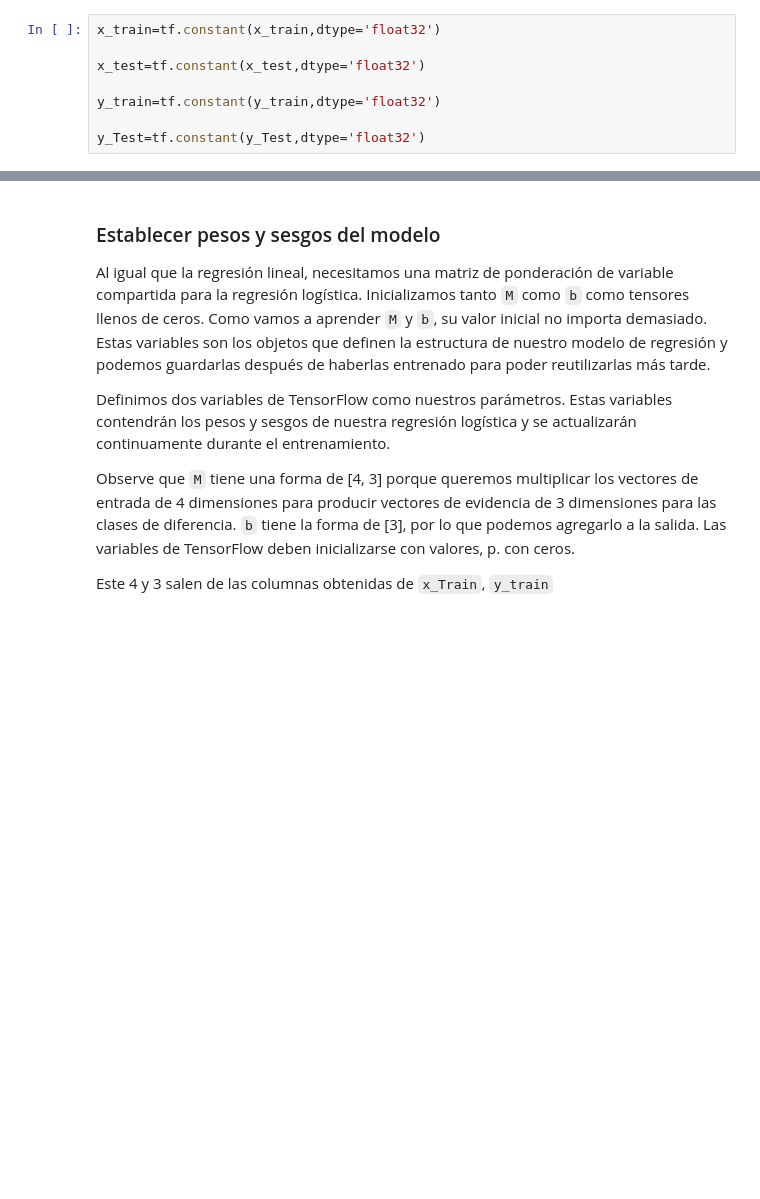
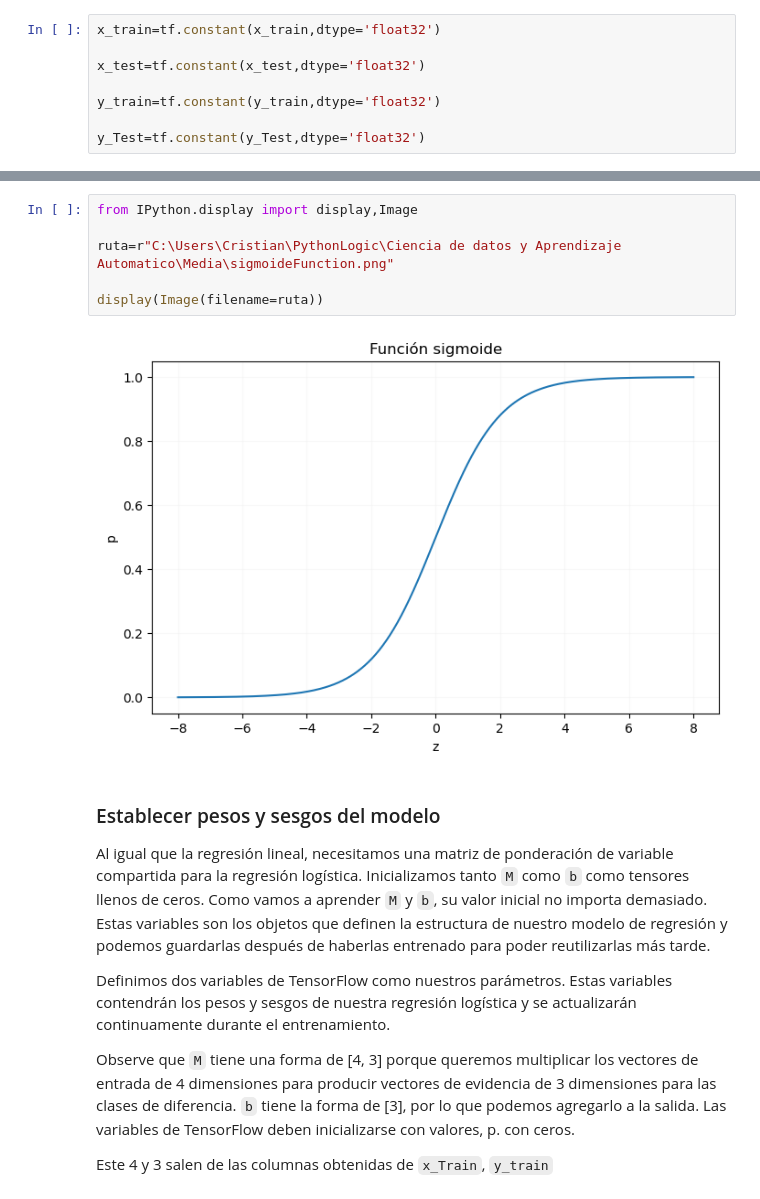
Before and after one commit to CrisHzz/Ciencia-De-Datos-Y-Aprendizaje-Automatico, a Jupyter notebook: Ciencia de datos y Aprendizaje Automatico/Tensorflow/RegresionLogisticaTensorflow.ipynb, the cells around one changed output, grey strips where cells are left out. Saved outputs shown, nothing was run; the diff lists cells and outputs as text; blank space fills up the shorter version.

```diff
--- a/Ciencia de datos y Aprendizaje Automatico/Tensorflow/RegresionLogisticaTensorflow.ipynb
+++ b/Ciencia de datos y Aprendizaje Automatico/Tensorflow/RegresionLogisticaTensorflow.ipynb
@@ -110,3 +113,11 @@ Esta función es especialmente útil en varias aplicaciones, incluyendo las rede
+# %%
+from IPython.display import display,Image
+
+ruta=r"C:\Users\Cristian\PythonLogic\Ciencia de datos y Aprendizaje Automatico\Media\sigmoideFunction.png"
+
+display(Image(filename=ruta))
+# %% [output]
+[figure, added]
 # %% [markdown]
 # <h3>Establecer pesos y sesgos del modelo</h3>
 
```
Also changed, not shown: parts of 5 cells of this notebook, 11 other files.
